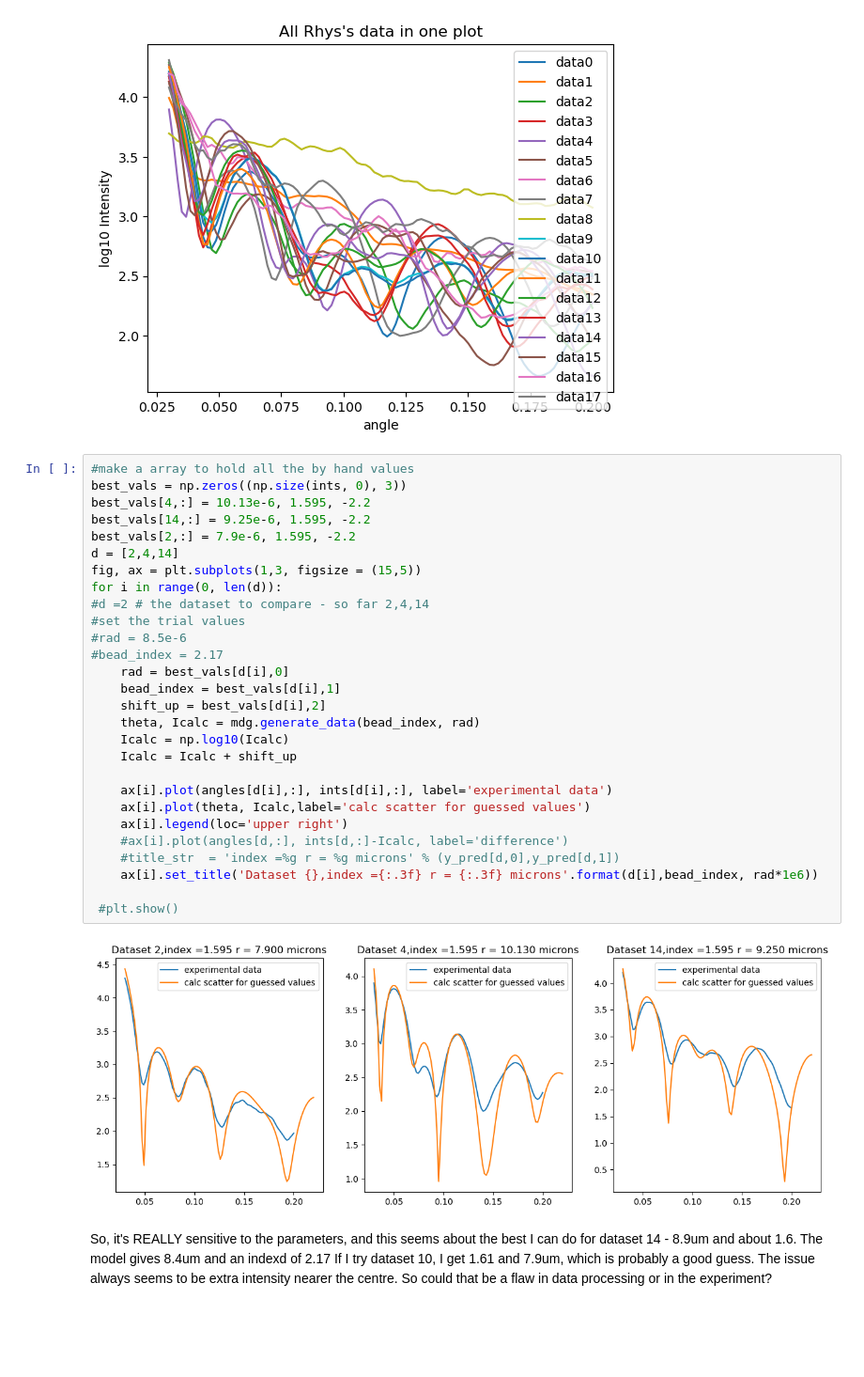
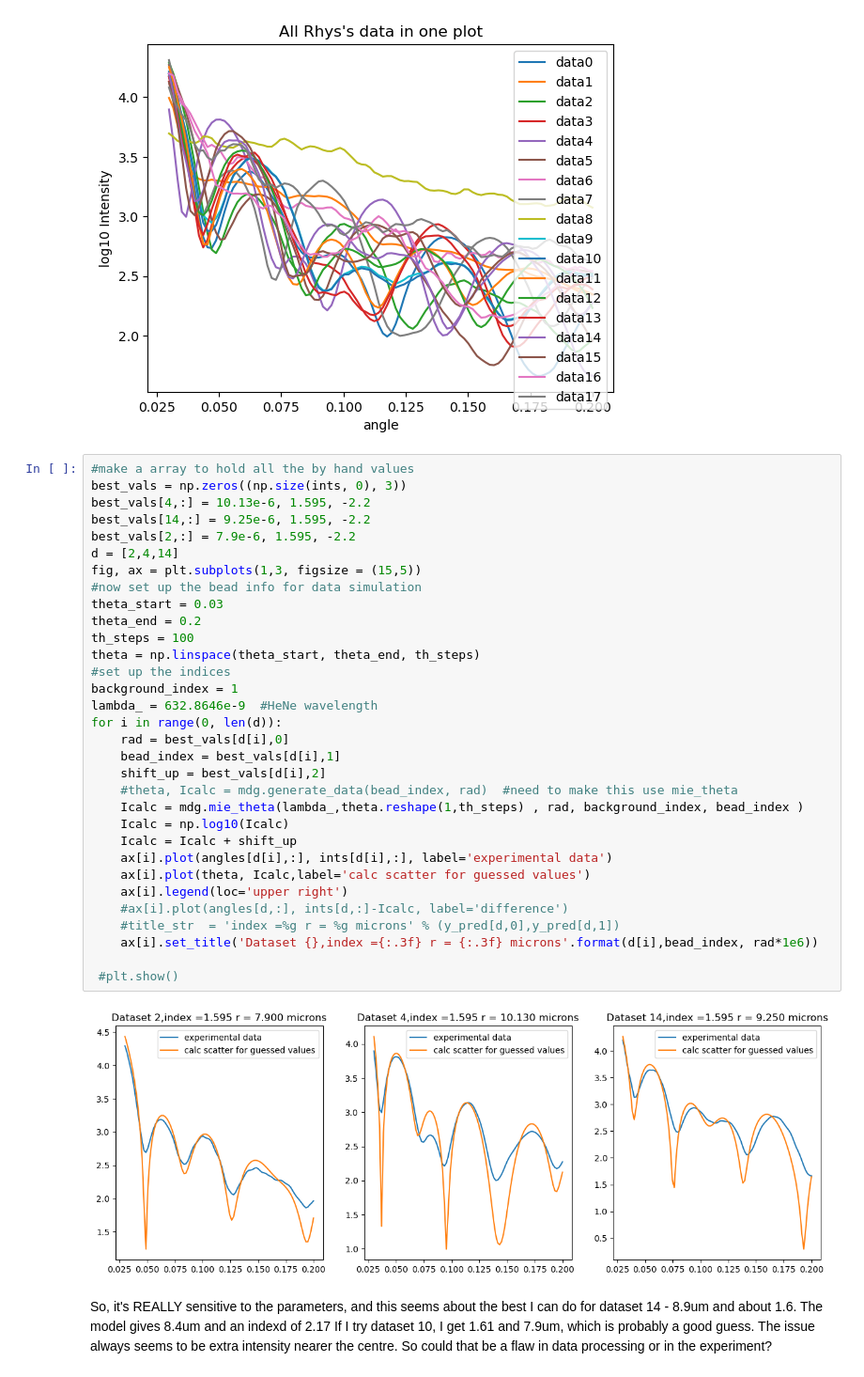
Before and after one commit to brocklesby/ufx-tensorflow, a Jupyter notebook: by_hand.ipynb, the cells around one changed output. Shown: that part at 94% size. Drawn from its saved outputs; the diff is of its cells as text; blank space fills up the shorter version.

Commit message:
Update of many scripts to use mie_theta

```diff
--- a/by_hand.ipynb
+++ b/by_hand.ipynb
@@ -67,33 +67,37 @@ plt.show()
 # %%
 #make a array to hold all the by hand values
 best_vals = np.zeros((np.size(ints, 0), 3))
 best_vals[4,:] = 10.13e-6, 1.595, -2.2
 best_vals[14,:] = 9.25e-6, 1.595, -2.2
 best_vals[2,:] = 7.9e-6, 1.595, -2.2
 d = [2,4,14]
 fig, ax = plt.subplots(1,3, figsize = (15,5))
+#now set up the bead info for data simulation
+theta_start = 0.03
+theta_end = 0.2
+th_steps = 100
+theta = np.linspace(theta_start, theta_end, th_steps)
+#set up the indices
+background_index = 1
+lambda_ = 632.8646e-9  #HeNe wavelength
 for i in range(0, len(d)):
-#d =2 # the dataset to compare - so far 2,4,14
-#set the trial values
-#rad = 8.5e-6
-#bead_index = 2.17
     rad = best_vals[d[i],0]
     bead_index = best_vals[d[i],1]
     shift_up = best_vals[d[i],2]
-    theta, Icalc = mdg.generate_data(bead_index, rad)
+    #theta, Icalc = mdg.generate_data(bead_index, rad)  #need to make this use mie_theta
+    Icalc = mdg.mie_theta(lambda_,theta.reshape(1,th_steps) , rad, background_index, bead_index )
     Icalc = np.log10(Icalc)
     Icalc = Icalc + shift_up
-
     ax[i].plot(angles[d[i],:], ints[d[i],:], label='experimental data')
     ax[i].plot(theta, Icalc,label='calc scatter for guessed values')
     ax[i].legend(loc='upper right')
     #ax[i].plot(angles[d,:], ints[d,:]-Icalc, label='difference')
     #title_str  = 'index =%g r = %g microns' % (y_pred[d,0],y_pred[d,1])
     ax[i].set_title('Dataset {},index ={:.3f} r = {:.3f} microns'.format(d[i],bead_index, rad*1e6))
 
  #plt.show()
 # %% [output]
-[figure, old version]
+[figure, new version]
 # %% [markdown]
 So, it's REALLY sensitive to the parameters, and this seems about the best I can do for dataset 14 - 8.9um and about 1.6. The model gives 8.4um and an indexd of 2.17
 If I try dataset 10, I get 1.61 and 7.9um, which is probably a good guess. The issue always seems to be extra intensity nearer the centre. So could that be a flaw in data processing or in the experiment?
```
Also changed, not shown: 4 other files.
